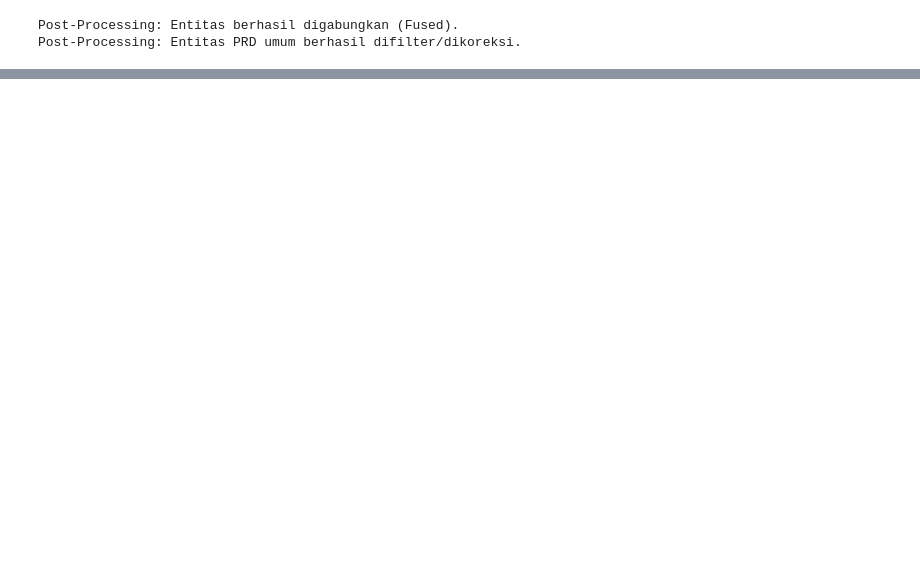
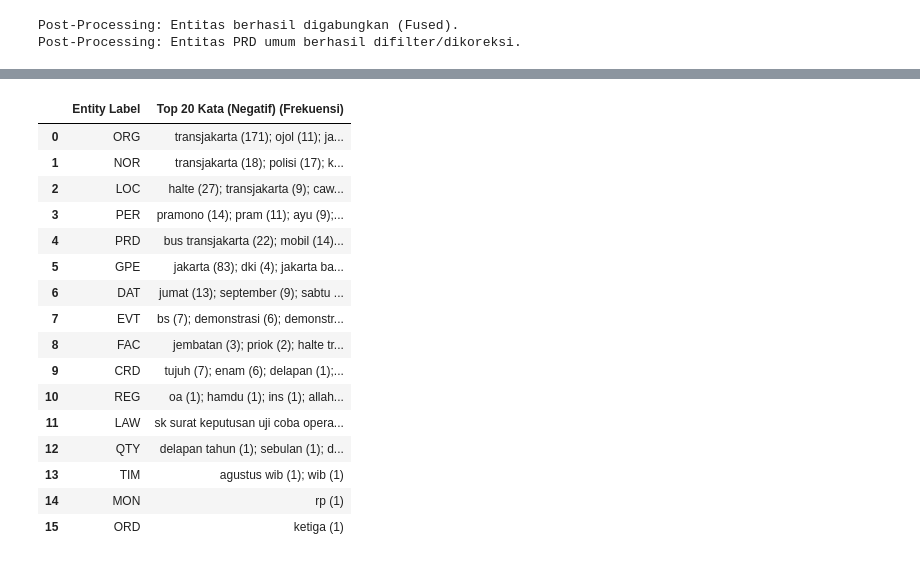
Before and after one commit to Anaaaslagi/ProjectA_TJ-Transjakarta_PBA2025-gasal, a Jupyter notebook: Notebooks/6_NER.ipynb, the cells around one changed output, grey strips where cells are left out. Drawn from its saved outputs; the diff is of its cells as text; code cells hidden in the pictures; blank space fills up the shorter version.

```diff
--- a/Notebooks/6_NER.ipynb
+++ b/Notebooks/6_NER.ipynb
@@ -322,0 +267,79 @@ print(f"\n✅ Tabel ringkasan entitas berhasil disimpan di: {output_filepath_sum
+# %%
+try:
+    df['Entitas_NER_List'] = df['Entitas_NER_Cleaned'].apply(safe_convert_final_entity)
+except KeyError:
+    print("Error: Pastikan DataFrame 'df' sudah dimuat dan memiliki kolom 'Entitas_NER_Final' dan 'Sentimen'.")
+    exit()
+# %%
+def generate_entity_summary_df(data_subset, sentiment_label):
+    """Menghitung Top 20 entitas per label untuk subset data tertentu."""
+    entities_by_label = defaultdict(lambda: defaultdict(int))
+
+    for index, row in data_subset.iterrows():
+        # Menggunakan Entitas_NER_List yang sudah difilter dan dibersihkan
+        for entity in row['Entitas_NER_List']:
+            label = entity.get('label')
+            word = entity.get('entity')
+
+            if label and word:
+                entities_by_label[label][word.lower().strip()] += 1
+
+    output_rows = []
+    # Urutkan label secara descending berdasarkan total kemunculan
+    sorted_labels = sorted(entities_by_label.keys(),
+                           key=lambda k: sum(entities_by_label[k].values()),
+                           reverse=True)
+
+    for label in sorted_labels:
+        # Ambil 20 kata teratas untuk setiap label
+        top_words_with_freq = Counter(entities_by_label[label]).most_common(20)
+
+        # Format kata-kata menjadi string
+        words_formatted = [f"{word} ({freq})" for word, freq in top_words_with_freq]
+        word_list_str = "; ".join(words_formatted)
+
+        output_rows.append({
+            'Entity Label': label,
+            f'Top 20 Kata ({sentiment_label.title()}) (Frekuensi)': word_list_str
+        })
+
+    return pd.DataFrame(output_rows)
+
+# --- Proses Analisis per Sentimen, Tampilkan, dan Simpan ke CSV ---
+
+# Gunakan huruf kecil karena df['Sentimen'] sudah diubah ke huruf kecil
+sentiments = ['positif', 'netral', 'negatif']
+base_filepath = '../Data/entity_summary_'
+
+print("=================================================================")
+print("Memulai analisis Top 20 Entitas per Sentimen (Disimpan ke CSV & Ditampilkan)")
+print("=================================================================")
+
+# Setting tampilan Pandas agar string tidak terpotong saat ditampilkan
+with pd.option_context('display.max_colwidth', None):
+    for sentiment in sentiments:
+        print(f"\n--- ANALISIS SENTIMEN: {sentiment.upper()} ---")
+
+        # 1. Filter DataFrame berdasarkan Sentimen (sudah diubah ke lower di awal)
+        df_subset = df[df['Sentimen'] == sentiment].copy()
+
+        if df_subset.empty:
+            print(f"⚠️ Sentimen '{sentiment.upper()}': Data kosong, melompati. Pastikan nilai di kolom 'Sentimen' adalah '{sentiment}'.")
+            continue
+
+        # 2. Menghitung ringkasan entitas untuk subset ini
+        df_summary = generate_entity_summary_df(df_subset, sentiment)
+
+        # 3. Menampilkan tabel ringkasan
+        display(df_summary)
+
+        # 4. Menyimpan ringkasan ke file CSV
+        output_filepath_csv = f"{base_filepath}{sentiment.lower()}_transjakarta.csv"
+
+        df_summary.to_csv(output_filepath_csv, index=False, encoding='utf-8')
+
+        print(f"✅ Tabel ringkasan sentimen '{sentiment.upper()}' berhasil disimpan di: {output_filepath_csv}")
+
+print("\n=================================================================")
+print("✅ Semua ringkasan entitas per sentimen berhasil diproses dan disimpan.")
+# %% [output]
@@ -322,0 +388,17 @@ print(f"\n✅ Tabel ringkasan entitas berhasil disimpan di: {output_filepath_sum
+|  | Entity Label | Top 20 Kata (Negatif) (Frekuensi) |
+| 0 | ORG | transjakarta (171); ojol (11); ja... |
+| 1 | NOR | transjakarta (18); polisi (17); k... |
+| 2 | LOC | halte (27); transjakarta (9); caw... |
+| 3 | PER | pramono (14); pram (11); ayu (9);... |
+| 4 | PRD | bus transjakarta (22); mobil (14)... |
+| 5 | GPE | jakarta (83); dki (4); jakarta ba... |
+| 6 | DAT | jumat (13); september (9); sabtu ... |
+| 7 | EVT | bs (7); demonstrasi (6); demonstr... |
+| 8 | FAC | jembatan (3); priok (2); halte tr... |
+| 9 | CRD | tujuh (7); enam (6); delapan (1);... |
+| 10 | REG | oa (1); hamdu (1); ins (1); allah... |
+| 11 | LAW | sk surat keputusan uji coba opera... |
+| 12 | QTY | delapan tahun (1); sebulan (1); d... |
+| 13 | TIM | agustus wib (1); wib (1) |
+| 14 | MON | rp (1) |
+| 15 | ORD | ketiga (1) |
```
Also changed, not shown: parts of 9 cells of this notebook, 6 other files.
